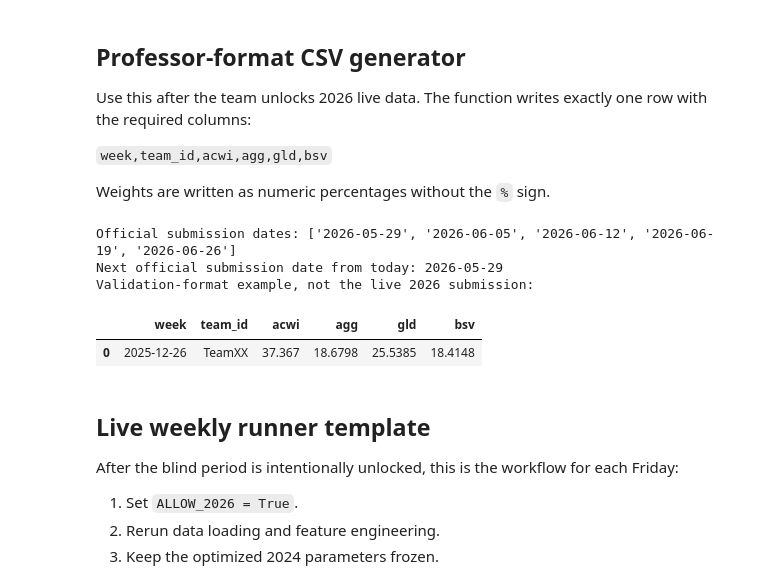
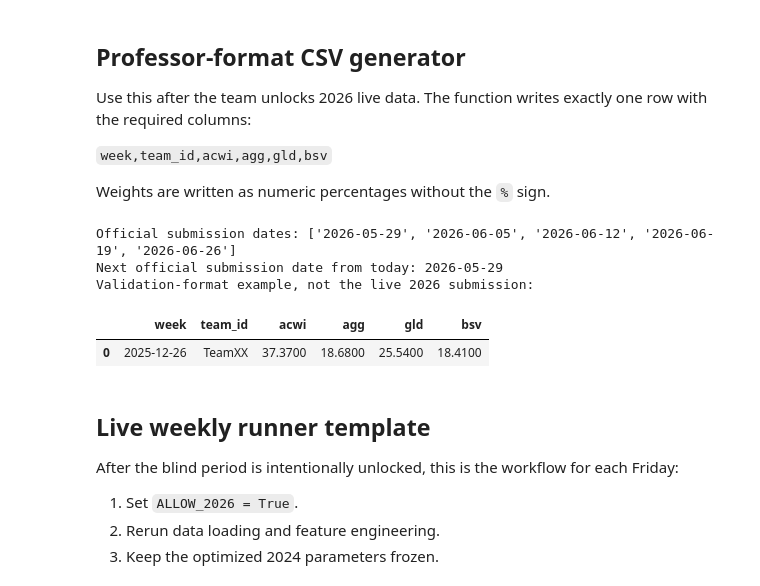
Before and after one commit to janwejchert/algo-trading-group, a Jupyter notebook: rayane-macro/macro_regime_strategy.ipynb, the cells around one changed output. Cells and saved outputs as stored; diff of their text form; code cells hidden in the pictures.

```diff
--- a/rayane-macro/macro_regime_strategy.ipynb
+++ b/rayane-macro/macro_regime_strategy.ipynb
@@ -354,19 +584,13 @@ def apply_turnover_cap(
     previous: pd.Series,
     max_change: float = MAX_TOTAL_ALLOCATION_CHANGE,
 ) -> pd.Series:
-    target = target[ASSETS].astype(float)
-    previous = previous[ASSETS].astype(float)
-    delta = target - previous
-    total_change = float(delta.abs().sum())
-
-    if total_change <= max_change + 1e-12:
-        out = target.copy()
-    else:
-        out = previous + delta * (max_change / total_change)
-
-    out = out.clip(lower=0)
-    out = out / out.sum()
-    out.name = target.name
+    """Delegate to canonical project_to_turnover_ball (same L1-ball projection)."""
+    out = project_to_turnover_ball(
+        pd.Series(target).reindex(ASSETS).astype(float),
+        pd.Series(previous).reindex(ASSETS).astype(float),
+        cap=max_change,
+    )
+    out.name = target.name if hasattr(target, "name") else None
     return out
 
 
@@ -998,56 +1284,59 @@ def next_submission_date(as_of: str | pd.Timestamp | None = None) -> pd.Timestam
     return pd.Timestamp(SUBMISSION_DATES[-1])
 
 
 def professor_csv_row(weights: pd.Series, week: str | pd.Timestamp, team_id: str = TEAM_ID) -> pd.DataFrame:
-    week = pd.Timestamp(week)
-    if not ALLOW_2026 and week >= BLIND_OOS_START:
+    """Build the canonical CSV row (2-decimal percentages summing to 100)."""
+    week_ts = pd.Timestamp(week)
+    if not ALLOW_2026 and week_ts >= BLIND_OOS_START:
         raise RuntimeError("Cannot generate a 2026 submission while ALLOW_2026=False.")
-
-    weights = weights[ASSETS].astype(float)
-    weights = weights / weights.sum()
-    validate_weights(weights, "CSV weights")
-
-    row = pd.DataFrame(
+    w = pd.Series(weights).reindex(ASSETS).astype(float)
+    w = w / w.sum()
+    w_pct = (w * 100).round(2)
+    residual = round(100.0 - float(w_pct.sum()), 2)
+    largest = w_pct.idxmax()
+    w_pct.loc[largest] = round(float(w_pct.loc[largest]) + residual, 2)
+    return pd.DataFrame(
         [
             {
-                "week": week.strftime("%Y-%m-%d"),
+                "week": week_ts.strftime("%Y-%m-%d"),
                 "team_id": team_id,
-                "acwi": round(weights["ACWI"] * 100, 4),
-                "agg": round(weights["AGG"] * 100, 4),
-                "gld": round(weights["GLD"] * 100, 4),
-                "bsv": round(weights["BSV"] * 100, 4),
+                "acwi": w_pct["ACWI"],
+                "agg": w_pct["AGG"],
+                "gld": w_pct["GLD"],
+                "bsv": w_pct["BSV"],
             }
         ],
         columns=["week", "team_id", "acwi", "agg", "gld", "bsv"],
     )
 
-    if len(row) != 1:
-        raise ValueError("Professor CSV must contain exactly one row.")
-    return row
-
 
 def write_professor_csv(weights: pd.Series, week: str | pd.Timestamp, team_id: str = TEAM_ID) -> Path:
-    row = professor_csv_row(weights, week, team_id)
-    week_str = pd.Timestamp(week).strftime("%Y-%m-%d")
-    output_path = OUTPUT_DIR / f"{team_id}_{week_str}.csv"
-    row.to_csv(output_path, index=False)
-    return output_path
+    """Delegate to canonical write_submission_csv with vertical_tag='macro'."""
+    w = pd.Series(weights).reindex(ASSETS).astype(float)
+    w = w / w.sum()
+    return write_submission_csv(
+        w,
+        week,
+        team_id,
+        OUTPUT_DIR,
+        vertical_tag="macro",
+    )
 
 
 print("Official submission dates:", [d.strftime("%Y-%m-%d") for d in SUBMISSION_DATES])
 print("Next official submission date from today:", next_submission_date().strftime("%Y-%m-%d"))
 
 # Validation-format example only. This is intentionally not the live 2026 submission.
 latest_validation_date = validation_weights.index.max()
 example_row = professor_csv_row(validation_weights.loc[latest_validation_date], latest_validation_date)
 print("Validation-format example, not the live 2026 submission:")
 display(example_row)
 # %% [output]
 Official submission dates: ['2026-05-29', '2026-06-05', '2026-06-12', '2026-06-19', '2026-06-26']
 Next official submission date from today: 2026-05-29
 Validation-format example, not the live 2026 submission:
 |  | week | team_id | acwi | agg | gld | bsv |
-| 0 | 2025-12-26 | TeamXX | 37.367 | 18.6798 | 25.5385 | 18.4148 |
+| 0 | 2025-12-26 | TeamXX | 37.3700 | 18.6800 | 25.5400 | 18.4100 |
 # %% [markdown]
 ## Live weekly runner template
 
```
Also changed, not shown: parts of 22 cells of this notebook, 11 other files.
